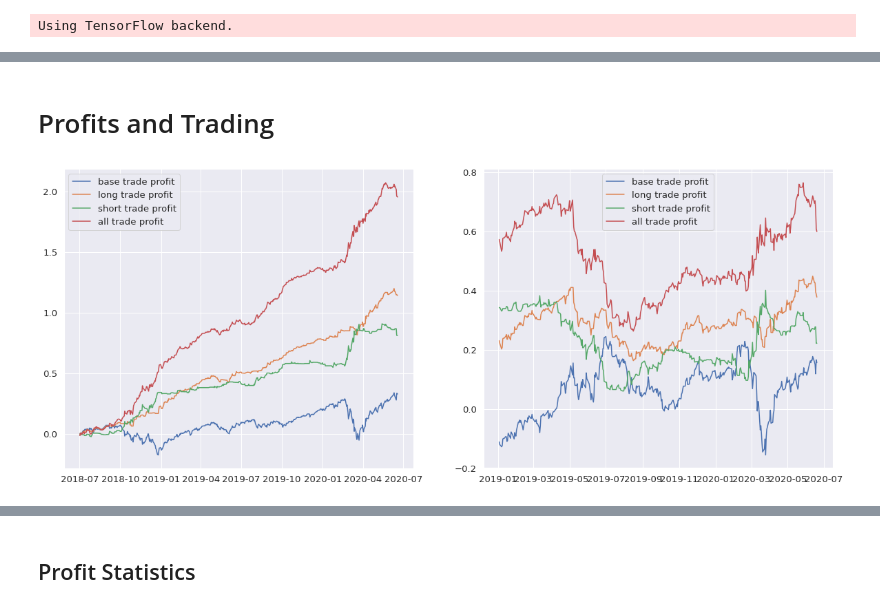
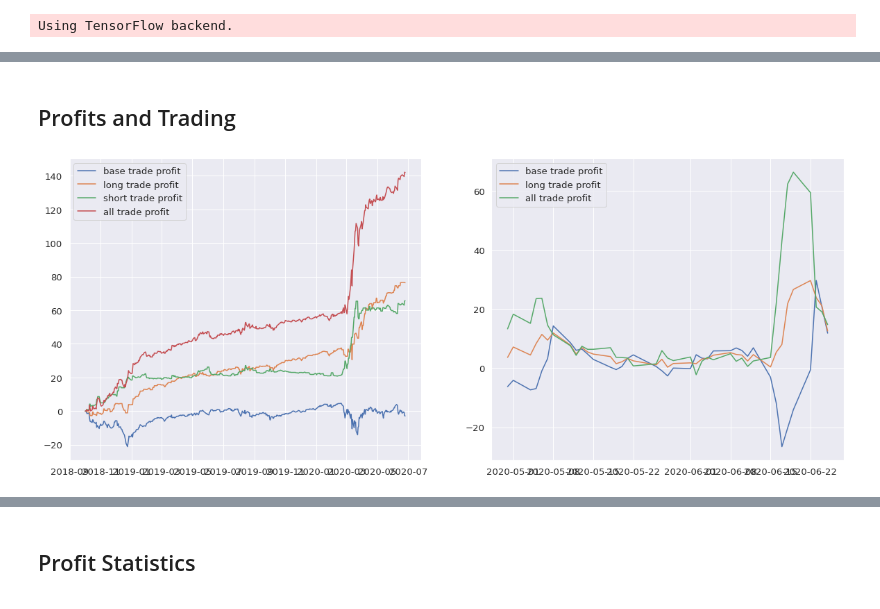
Before and after one commit to ajmal017/FinTech, a Jupyter notebook: Predict_DualLTSM_Technical.ipynb, the cells around one changed output, grey strips where cells are left out. Cells and saved outputs as stored; diff of their text form; code cells hidden in the pictures.

```diff
--- a/Predict_DualLTSM_Technical.ipynb
+++ b/Predict_DualLTSM_Technical.ipynb
@@ -297,34 +324,40 @@ time_span = 6 #@param {type:"slider", min:1, max:12, step:1}
 time_span *= 21
 # %%
-ohlcv_histories, technical_indicators, next_day_values, unscaled_y, y_normaliser, prices, dates = create_dataset(ticker)
+ohlcv_histories, ohlcv_last, technical_indicators, tech_ind_last, next_day_values, unscaled_y, price_min, price_max, y_normaliser, dates = \
+create_dataset(ticker)
 
 # Build train and test data for both ohlcv and technical indicator
-ohlcv_train, tech_ind_train, y_train, ohlcv_test, tech_ind_test, y_test, unscaled_y_test, prices_test, dates_test = \
+ohlcv_train, tech_ind_train, y_train, ohlcv_test, tech_ind_test, y_test, unscaled_y_test, dates_test = \
 build_test_train_data(ohlcv_histories=ohlcv_histories,
-                      technical_indicators=technical_indicators,
-                      next_day_values=next_day_values,
-                      unscaled_y=unscaled_y,
-                      prices=prices,
-                      dates=dates)
+                    technical_indicators=technical_indicators,
+                    next_day_values=next_day_values,
+                    unscaled_y=unscaled_y,
+                    dates=dates)
 
 # Build Model and train with train data
 model = build_train_model(ticker=ticker,
-                          ohlcv_train=ohlcv_train,
-                          tech_ind_train=tech_ind_train,
-                          y_train=y_train,
-                          history_points=history_points,
-                          technical_indicators=technical_indicators)
+                        ohlcv_train=ohlcv_train,
+                        tech_ind_train=tech_ind_train,
+                        y_train=y_train,
+                        history_points=history_points,
+                        technical_indicators=technical_indicators,
+                        force_train=force_train)
 
 # Build a predict price for test data
-y_test_predicted = predict_test_data(model=model,
-                  ohlcv_test=ohlcv_test,
-                  tech_ind_test=tech_ind_test,
-                  unscaled_y_test=unscaled_y_test,
-                  y_normaliser=y_normaliser)
+y_test_predicted, y_last_predicted = predict_test_data(model=model,
+                                                    ohlcv_test=ohlcv_test,
+                                                    tech_ind_test=tech_ind_test,
+                                                    ohlcv_last=ohlcv_last,
+                                                    tech_ind_last=tech_ind_last,
+                                                    unscaled_y_test=unscaled_y_test,
+                                                    price_min=price_min,
+                                                    price_max=price_max,
+                                                    y_normaliser=y_normaliser)
 
 # Calculate and plot accuracy metrics
 result, portfolio, portfolio_over_time = calculate_accuracy(unscaled_y_test=unscaled_y_test,
                                                             y_test_predicted=y_test_predicted,
                                                             dates_test=dates_test,
-                                                            time_span=time_span)
+                                                            time_span=time_span,
+                                                            time_step=10)
 # %% [output]
@@ -385,18 +450,18 @@ plt.show()
 # %% [markdown]
-# Profits and Trading
+## Profits and Trading
 # %%
 fig, axs = plt.subplots(1,2)
 axs[0].plot(portfolio['base_profit'], label='base trade profit')
 axs[0].plot(portfolio['long_profit'], label='long trade profit')
 axs[0].plot(portfolio['short_profit'], label='short trade profit')
 axs[0].plot(portfolio['all_profit'], label='all trade profit')
 axs[0].legend()
 
 axs[1].plot(portfolio_over_time['Base Profit'], label='base trade profit')
 axs[1].plot(portfolio_over_time['Long Profit'], label='long trade profit')
-axs[1].plot(portfolio_over_time['Short Profit'], label='short trade profit')
+#axs[1].plot(portfolio_over_time['Short Profit'], label='short trade profit')
 axs[1].plot(portfolio_over_time['All Profit'], label='all trade profit')
 axs[1].legend()
 plt.show()
 # %% [output]
-[figure, old version]
+[figure, new version]
```
Also changed, not shown: parts of 45 cells of this notebook.
